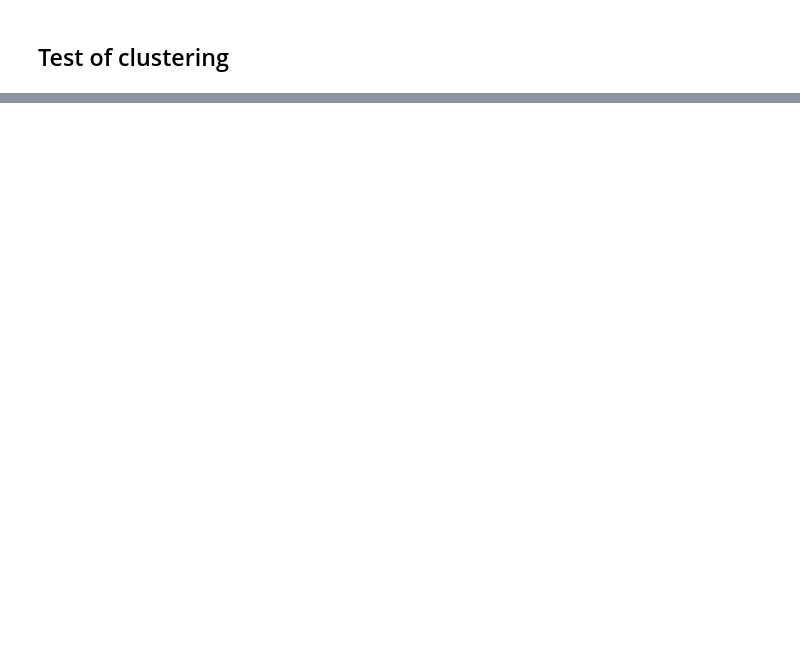
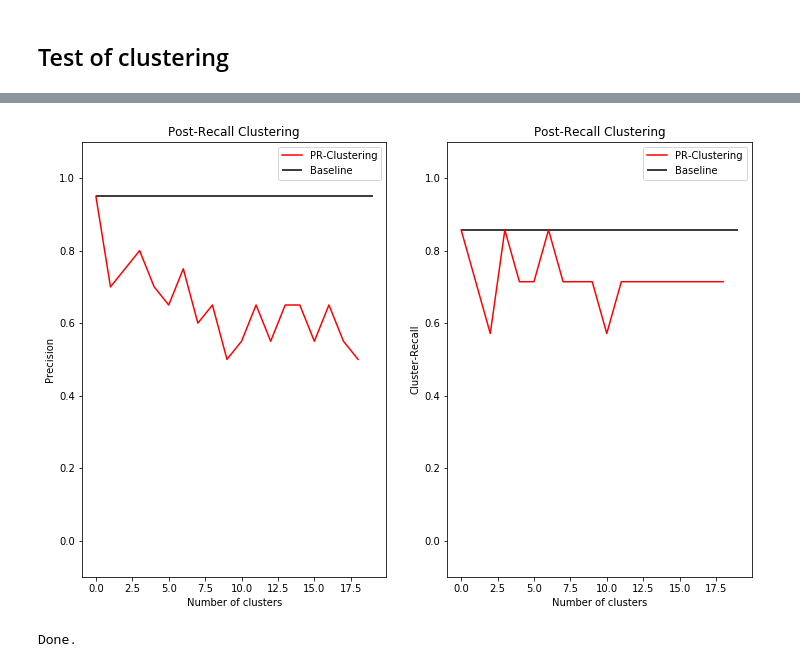
Before and after one commit to LoicH/RI, a Jupyter notebook: 1-text/part3.ipynb, the cells around one changed output, grey strips where cells are left out. Cells and saved outputs as stored; diff of their text form; code cells hidden in the pictures; blank space fills up the shorter version.

Commit message:
Comparaison baseline/clustering

```diff
--- a/1-text/part3.ipynb
+++ b/1-text/part3.ipynb
@@ -36,7 +37,18 @@ stemmer =  TextRepresenter.PorterStemmer()
 idx = indexation.InMemoryIndex(easyClef_txt,
                                parser,
                                stemmer)
-print("All doc ids:")
 all_docs_id = idx.getDocsID()
+print("All docs ID (%d):" % len(all_docs_id))
 print(all_docs_id)
+
+all_qry_id = []
+allQueries = []
+qp = query.QueryParserCACM(easyClef_qry, easyClef_rel)
+qry = qp.nextQuery()
+while qry is not None:
+    allQueries.append(qry)
+    all_qry_id.append(int(qry.getID()))
+    qry = qp.nextQuery()
+print("All qry ids (%d):" % len(all_qry_id))
+print(all_qry_id)
 # %% [output]
@@ -104,7 +118,7 @@ while qry is not None:
         print("Query")
         print(qry)
         qry_repr = stemmer.getTextRepresentation(qry.getText())
-        ranking = prCluster.getRanking(qry_repr, Nclusters=1)
+        ranking = prCluster.getRanking(qry_repr, Nclusters=None)
         irlist = evaluation.IRList(qry, scores=None, ranking=ranking)
         eval_precAtN = evaluation.PrecisionNDocuments(irlist)
         eval_CRAtN = evaluation.ClusterRecallNDocuments(irlist)
@@ -138,0 +155,62 @@ Done.
+# %%
+rand_qry_id = np.random.choice(all_qry_id)
+print("Searching for query", rand_qry_id)
+at = 20
+nClusterRange = range(1, at)
+
+# Searching the query
+qp = query.QueryParserCACM(easyClef_qry, easyClef_rel)
+qry = qp.nextQuery()
+while qry is not None and int(qry.getID()) != rand_qry_id:
+    qry = qp.nextQuery()
+
+print("Query: ",qry)
+qry_repr = stemmer.getTextRepresentation(qry.getText())
+
+# Compute the baseline scores:
+dict_scores = modele_vect.getScores(qry_repr)
+list_scores = [(docId, score) for docId, score in dict_scores.items()]
+irlist = evaluation.IRList(qry, list_scores)
+eval_precAtN = evaluation.PrecisionNDocuments(irlist)
+eval_CRAtN = evaluation.ClusterRecallNDocuments(irlist)
+baseline_prec = eval_precAtN.eval(at, verbose=False)
+baseline_CR   = eval_CRAtN.eval(at, verbose=False)
+#print("Baseline: prec=%f, CR=%f" % (baseline_prec, baseline_CR))
+
+# Compute the post-retrieval clustering:
+precisions = []
+CRs = []
+for nCluster in nClusterRange:
+    ranking = prCluster.getRanking(qry_repr, Nclusters=nCluster)
+    irlist = evaluation.IRList(qry, scores=None, ranking=ranking)
+    eval_precAtN = evaluation.PrecisionNDocuments(irlist)
+    eval_CRAtN = evaluation.ClusterRecallNDocuments(irlist)
+    prec = eval_precAtN.eval(at)
+    CR = eval_CRAtN.eval(at, verbose=False)
+    precisions.append(prec)
+    CRs.append(CR)
+    #print("%d clusters: prec=%f, CR=%f" % (nCluster, prec, CR))
+
+plt.figure(figsize=(12,8))
+plt.subplot(1,2,1)
+plt.hlines(baseline_prec, xmin=0, xmax=at-1, label="Baseline")
+plt.plot(precisions, "r", label="PR-Clustering")
+plt.legend()
+plt.title("Post-Recall Clustering")
+plt.xlabel("Number of clusters")
+plt.ylabel("Precision")
+plt.ylim([-0.1, 1.1])
+
+plt.subplot(1,2,2)
+plt.hlines(baseline_CR, xmin=0, xmax=at-1, label="Baseline")
+plt.plot(CRs, "r", label="PR-Clustering")
+plt.legend()
+plt.title("Post-Recall Clustering")
+plt.xlabel("Number of clusters")
+plt.ylabel("Cluster-Recall")
+plt.ylim([-0.1, 1.1])
+
+plt.show()
+
+print("Done.")
+# %% [output]
@@ -138,0 +220,2 @@ Done.
+[figure, added]
+Done.
```
Also changed, not shown: parts of 8 cells of this notebook, 2 other files.
